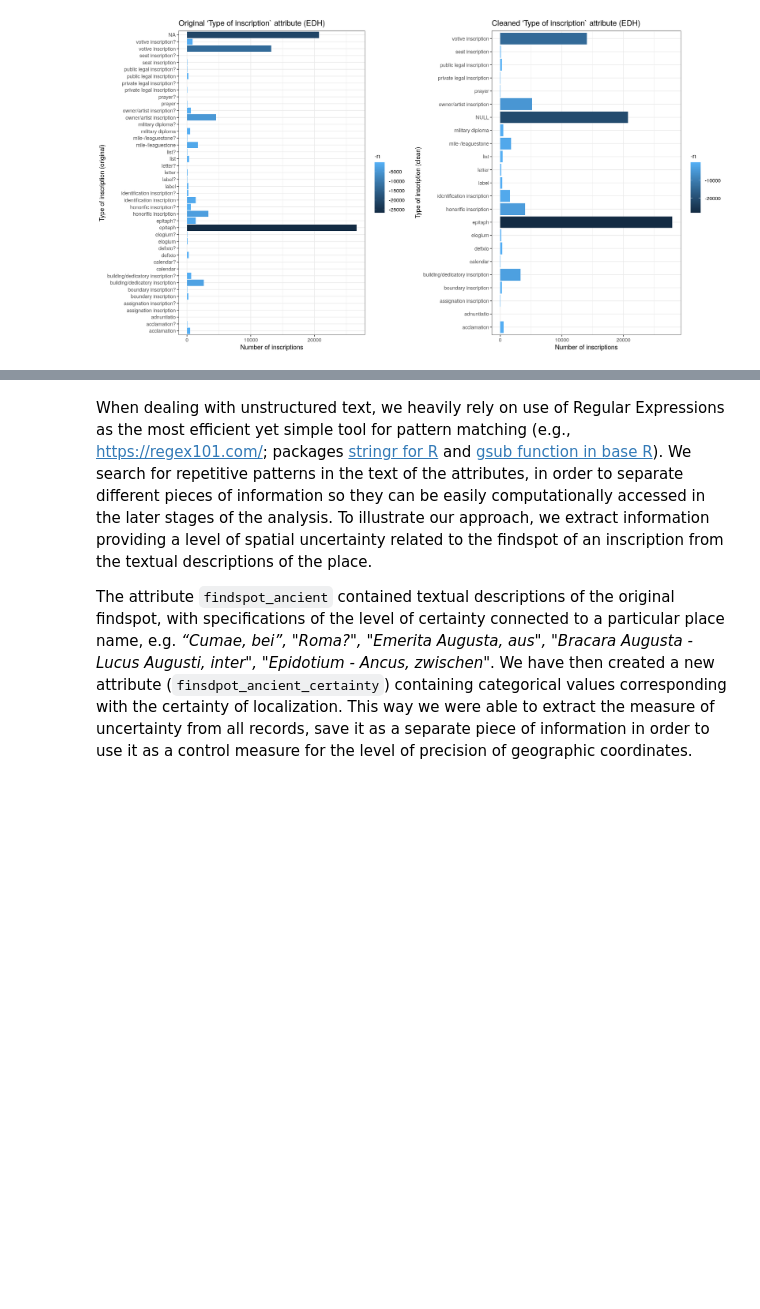
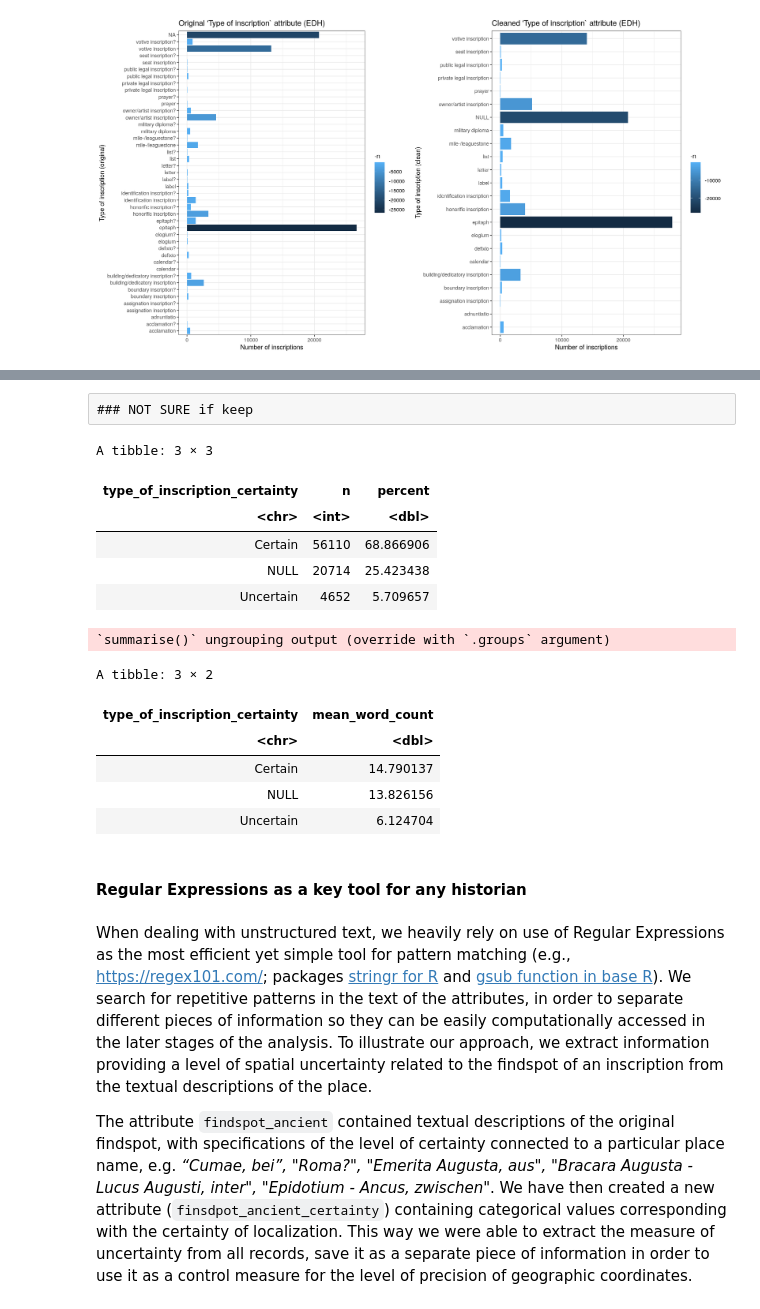
Before and after one commit to sdam-au/digital_epigraphy, a Jupyter notebook: scripts/1_data_hermeneutics_R_kernel.ipynb, the cells around one changed output, grey strips where cells are left out. Cells and saved outputs as stored; diff of their text form; code cells hidden in the pictures; blank space fills up the shorter version.

```diff
--- a/scripts/1_data_hermeneutics_R_kernel.ipynb
+++ b/scripts/1_data_hermeneutics_R_kernel.ipynb
@@ -470,3 +477,32 @@ ggpubr::ggarrange(EDH_type_orig, EDH_type_clean, ncol = 2, nrow = 1, vjust = 1)
+# %% [raw]
+### NOT SURE if keep
+# %%
+EDH  %>%
+select(type_of_inscription_clean, type_of_inscription_certainty) %>%
+count(type_of_inscription_certainty) %>%
+mutate(percent = n/(sum(n)/100))
+
+EDH_typology_words<- EDH  %>%
+mutate(word_count = as.numeric(stringr::str_count(EDH$clean_text_interpretive_word, '\\w+'))) %>%
+group_by(type_of_inscription_certainty)   %>%
+summarise(mean_word_count = mean(word_count, na.rm=TRUE))
+EDH_typology_words
+# %% [output]
+A tibble: 3 × 3
+| type_of_inscription_certainty | n | percent |
+| <chr> | <int> | <dbl> |
+| Certain | 56110 | 68.866906 |
+| NULL | 20714 | 25.423438 |
+| Uncertain | 4652 | 5.709657 |
+`summarise()` ungrouping output (override with `.groups` argument)
+A tibble: 3 × 2
+| type_of_inscription_certainty | mean_word_count |
+| <chr> | <dbl> |
+| Certain | 14.790137 |
+| NULL | 13.826156 |
+| Uncertain | 6.124704 |
+# %% [markdown]
+#### Regular Expressions as a key tool for any historian
 # %% [markdown]
 When dealing with unstructured text, we heavily rely on use of Regular Expressions as the most efficient yet simple tool for pattern matching (e.g., https://regex101.com/; packages [stringr for R](https://stringr.tidyverse.org/) and [gsub function in base R](https://www.rdocumentation.org/packages/base/versions/3.6.2/topics/grep)). We search for repetitive patterns in the text of the attributes, in order to separate different pieces of information so they can be easily computationally accessed in the later stages of the analysis. To illustrate our approach, we extract information providing a level of spatial uncertainty related to the findspot of an inscription from the textual descriptions of the place.
 
```
Also changed, not shown: parts of 13 cells of this notebook.
